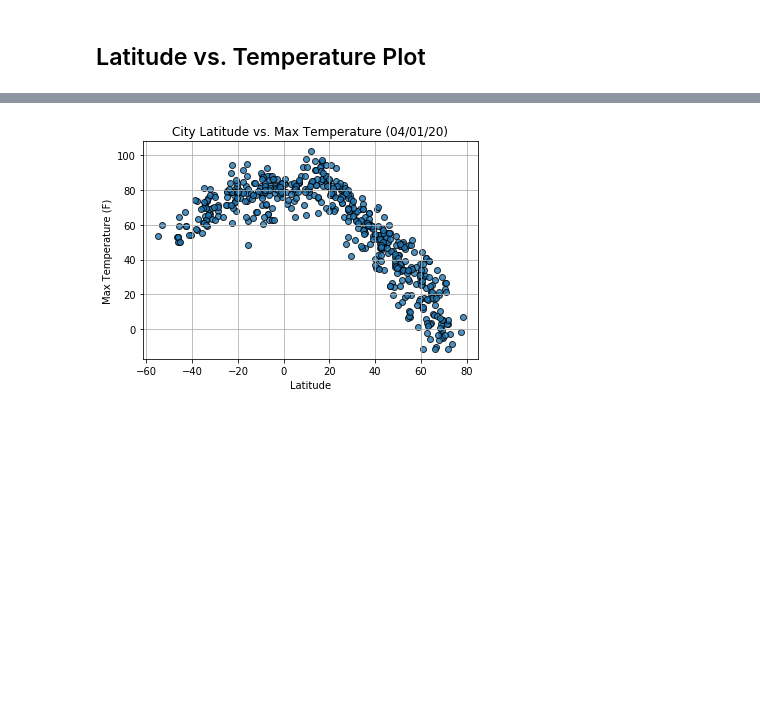
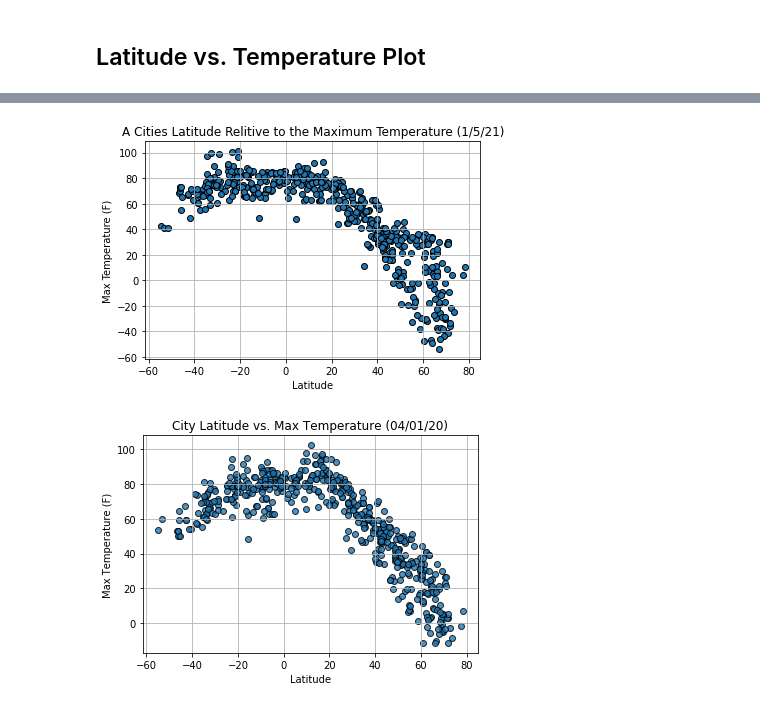
Before and after one commit to MtSopris/python-api-challenge, a Jupyter notebook: starter_code/WeatherPy.ipynb, the cells around one changed output, grey strips where cells are left out. Cells and saved outputs as stored; diff of their text form; code cells hidden in the pictures; blank space fills up the shorter version.

```diff
--- a/starter_code/WeatherPy.ipynb
+++ b/starter_code/WeatherPy.ipynb
@@ -240,0 +346,3 @@ Skip this step if there are no cities that have humidity > 100%.
+# %%
+clean_df=weather_data.drop(weather_data.index[[116, 130, 141, 162, 239, 253, 257, 330, 350, 380, 402, 423, 461, 479, 518]])
+clean_df
@@ -271,0 +404,3 @@ Int64Index([], dtype='int64')
+# %%
+clean_df['Lat']=clean_df['Lat'].astype(float)
+clean_df
@@ -272,3 +421,17 @@ Int64Index([], dtype='int64')
+# %%
+
+x=clean_df["Lat"]
+y=clean_df['Max Temp']
+# x_ticks = np.arange(-65, 85, 20)
+plt.scatter(x,y,edgecolors='k')
+plt.title('A Cities Latitude Relitive to the Maximum Temperature (1/5/21)')
+plt.xlabel('Latitude')
+plt.ylabel('Max Temperature (F)')
+plt.grid()
+plt.savefig('lat_max.png')
+plt.show()
+# %% [output]
+[figure, added]
 # %%
 # %% [output]
 [figure]
```
Also changed, not shown: parts of 38 cells of this notebook, 13 other files.
